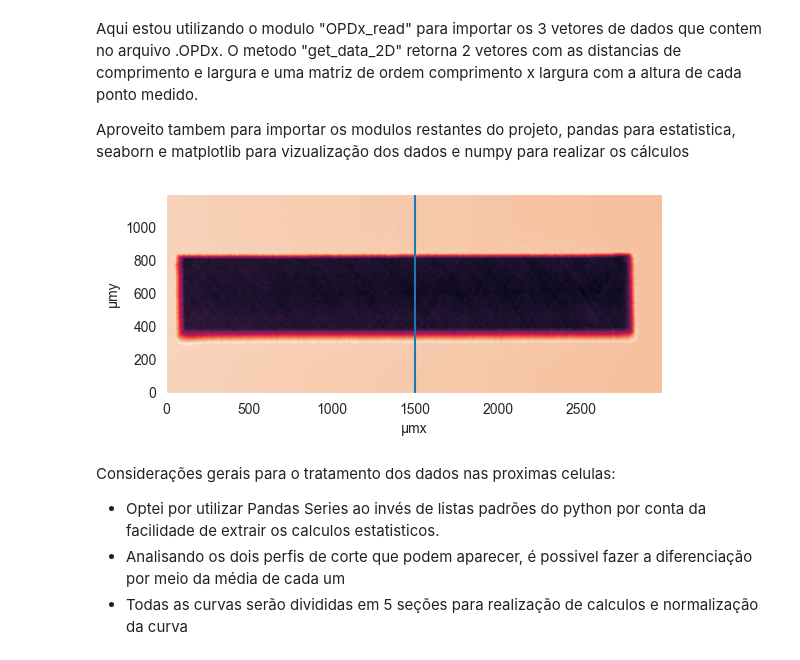
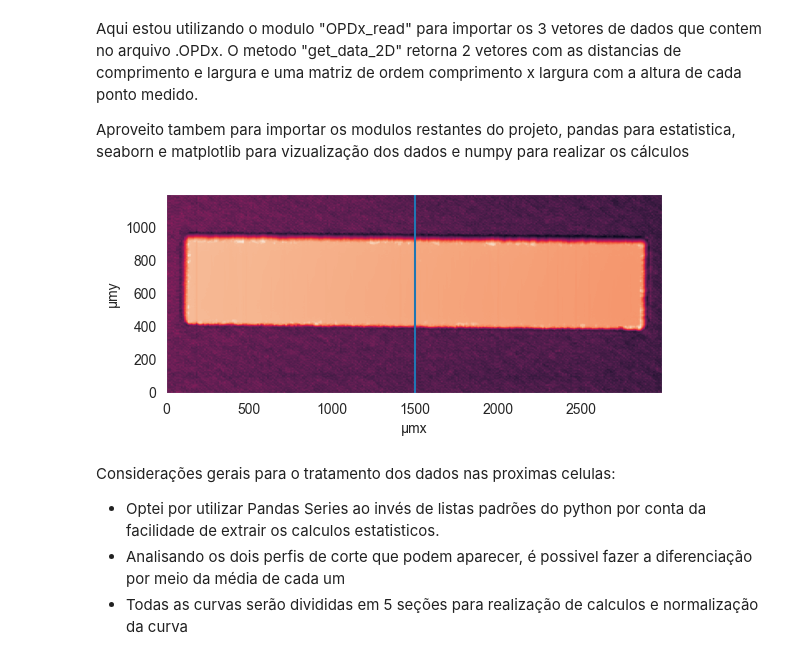
Before and after one commit to Pidoviski/calculadora_de_rugosidade, a Jupyter notebook: main.ipynb, the cells around one changed output. Saved outputs shown, nothing was run; the diff lists cells and outputs as text; code cells hidden in the pictures.

```diff
--- a/main.ipynb
+++ b/main.ipynb
@@ -333,21 +333,21 @@ Aproveito tambem para importar os modulos restantes do projeto, pandas para esta
 # %%
 import pandas as pd
 import seaborn as sns
 import matplotlib.pyplot as plt
 import numpy as np
 
 corte = 150  #Perfil 1D de corte
 
 sns.set_style('dark')
 sns.set_palette('tab10')
 
-loader = DektakLoad('T1A/T1A_90graus_Positivo.OPDx')
+loader = DektakLoad('T1B/T1B_90graus_Negativo.OPDx')
 x,y,z = loader.get_data_2D()
 
 plt.axvline(x[corte])
 plt.show()
 # %% [output]
-[figure, old version]
+[figure, new version]
 # %% [markdown]
 Considerações gerais para o tratamento dos dados nas proximas celulas:
 
```
Also changed, not shown: parts of 9 cells of this notebook.
